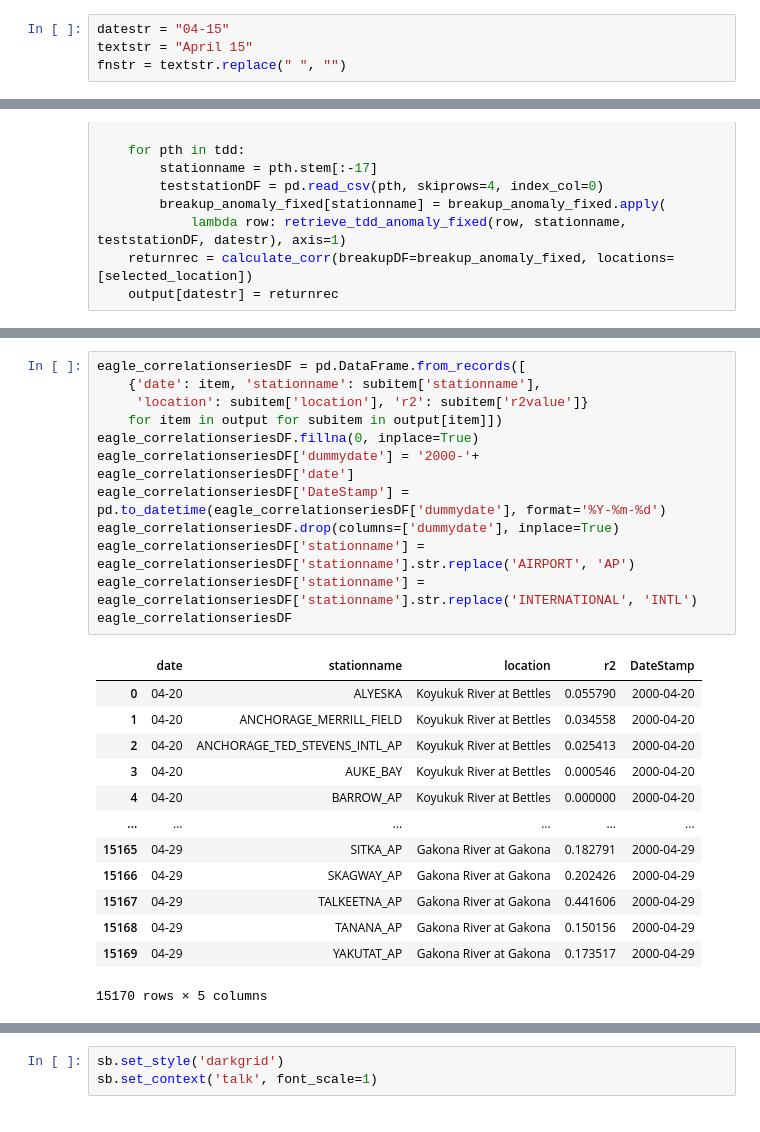
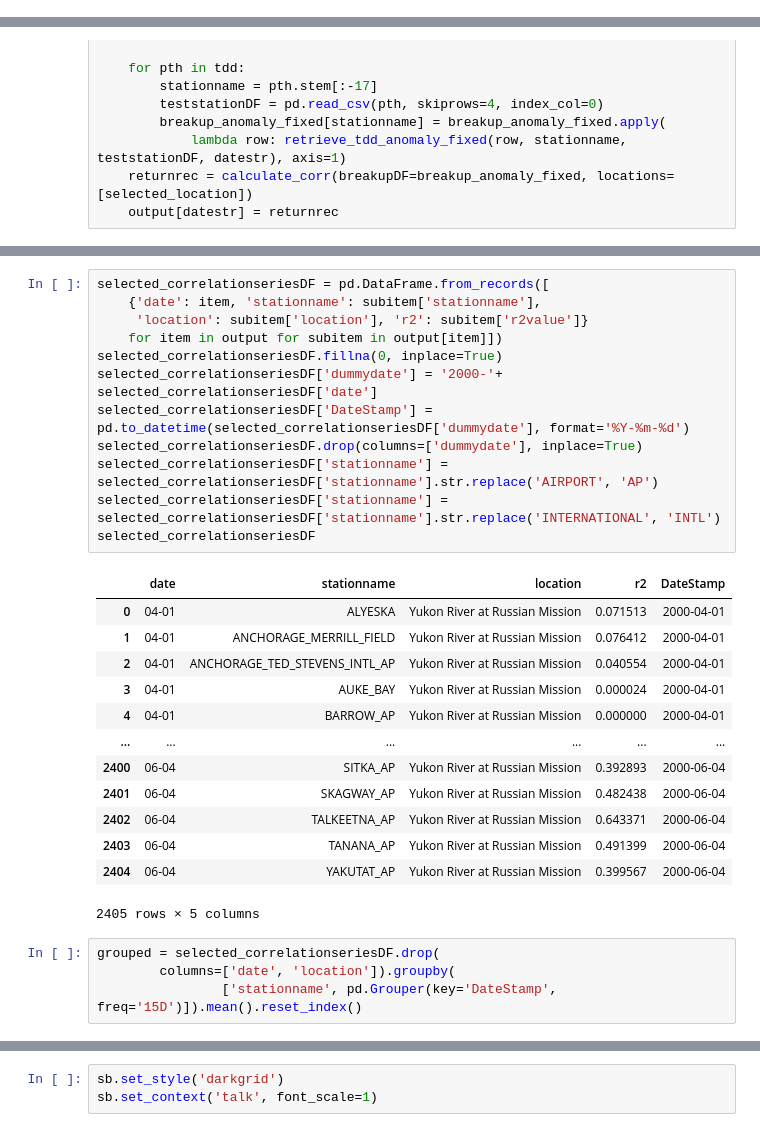
Before and after one commit to chryss/riverice, a Jupyter notebook: JupyterNotebooks/APRFC_breakupdata_stationselect.ipynb, the cells around one changed output, grey strips where cells are left out. Saved outputs shown, nothing was run; the diff lists cells and outputs as text.

Commit message:
TDD correlations work

```diff
--- a/JupyterNotebooks/APRFC_breakupdata_stationselect.ipynb
+++ b/JupyterNotebooks/APRFC_breakupdata_stationselect.ipynb
@@ -214,5 +256 @@ Eagle only, all dates
-# %%
-datestr = "04-15"
-textstr = "April 15"
-fnstr = textstr.replace(" ", "")
 # %%
@@ -268,26 +288,30 @@ output
 # %%
-eagle_correlationseriesDF = pd.DataFrame.from_records([
+selected_correlationseriesDF = pd.DataFrame.from_records([
     {'date': item, 'stationname': subitem['stationname'],
      'location': subitem['location'], 'r2': subitem['r2value']}
     for item in output for subitem in output[item]])
-eagle_correlationseriesDF.fillna(0, inplace=True)
-eagle_correlationseriesDF['dummydate'] = '2000-'+ eagle_correlationseriesDF['date']
-eagle_correlationseriesDF['DateStamp'] = pd.to_datetime(eagle_correlationseriesDF['dummydate'], format='%Y-%m-%d')
-eagle_correlationseriesDF.drop(columns=['dummydate'], inplace=True)
-eagle_correlationseriesDF['stationname'] = eagle_correlationseriesDF['stationname'].str.replace('AIRPORT', 'AP')
-eagle_correlationseriesDF['stationname'] = eagle_correlationseriesDF['stationname'].str.replace('INTERNATIONAL', 'INTL')
-eagle_correlationseriesDF
+selected_correlationseriesDF.fillna(0, inplace=True)
+selected_correlationseriesDF['dummydate'] = '2000-'+ selected_correlationseriesDF['date']
+selected_correlationseriesDF['DateStamp'] = pd.to_datetime(selected_correlationseriesDF['dummydate'], format='%Y-%m-%d')
+selected_correlationseriesDF.drop(columns=['dummydate'], inplace=True)
+selected_correlationseriesDF['stationname'] = selected_correlationseriesDF['stationname'].str.replace('AIRPORT', 'AP')
+selected_correlationseriesDF['stationname'] = selected_correlationseriesDF['stationname'].str.replace('INTERNATIONAL', 'INTL')
+selected_correlationseriesDF
 # %% [output]
 |  | date | stationname | location | r2 | DateStamp |
-| 0 | 04-20 | ALYESKA | Koyukuk River at Bettles | 0.055790 | 2000-04-20 |
-| 1 | 04-20 | ANCHORAGE_MERRILL_FIELD | Koyukuk River at Bettles | 0.034558 | 2000-04-20 |
-| 2 | 04-20 | ANCHORAGE_TED_STEVENS_INTL_AP | Koyukuk River at Bettles | 0.025413 | 2000-04-20 |
-| 3 | 04-20 | AUKE_BAY | Koyukuk River at Bettles | 0.000546 | 2000-04-20 |
-| 4 | 04-20 | BARROW_AP | Koyukuk River at Bettles | 0.000000 | 2000-04-20 |
+| 0 | 04-01 | ALYESKA | Yukon River at Russian Mission | 0.071513 | 2000-04-01 |
+| 1 | 04-01 | ANCHORAGE_MERRILL_FIELD | Yukon River at Russian Mission | 0.076412 | 2000-04-01 |
+| 2 | 04-01 | ANCHORAGE_TED_STEVENS_INTL_AP | Yukon River at Russian Mission | 0.040554 | 2000-04-01 |
+| 3 | 04-01 | AUKE_BAY | Yukon River at Russian Mission | 0.000024 | 2000-04-01 |
+| 4 | 04-01 | BARROW_AP | Yukon River at Russian Mission | 0.000000 | 2000-04-01 |
 | ... | ... | ... | ... | ... | ... |
-| 15165 | 04-29 | SITKA_AP | Gakona River at Gakona | 0.182791 | 2000-04-29 |
-| 15166 | 04-29 | SKAGWAY_AP | Gakona River at Gakona | 0.202426 | 2000-04-29 |
-| 15167 | 04-29 | TALKEETNA_AP | Gakona River at Gakona | 0.441606 | 2000-04-29 |
-| 15168 | 04-29 | TANANA_AP | Gakona River at Gakona | 0.150156 | 2000-04-29 |
-| 15169 | 04-29 | YAKUTAT_AP | Gakona River at Gakona | 0.173517 | 2000-04-29 |
+| 2400 | 06-04 | SITKA_AP | Yukon River at Russian Mission | 0.392893 | 2000-06-04 |
+| 2401 | 06-04 | SKAGWAY_AP | Yukon River at Russian Mission | 0.482438 | 2000-06-04 |
+| 2402 | 06-04 | TALKEETNA_AP | Yukon River at Russian Mission | 0.643371 | 2000-06-04 |
+| 2403 | 06-04 | TANANA_AP | Yukon River at Russian Mission | 0.491399 | 2000-06-04 |
+| 2404 | 06-04 | YAKUTAT_AP | Yukon River at Russian Mission | 0.399567 | 2000-06-04 |
-15170 rows × 5 columns
+2405 rows × 5 columns
+# %%
+grouped = selected_correlationseriesDF.drop(
+        columns=['date', 'location']).groupby(
+                ['stationname', pd.Grouper(key='DateStamp', freq='15D')]).mean().reset_index()
```
Also changed, not shown: parts of 13 cells of this notebook, 4 other files.
